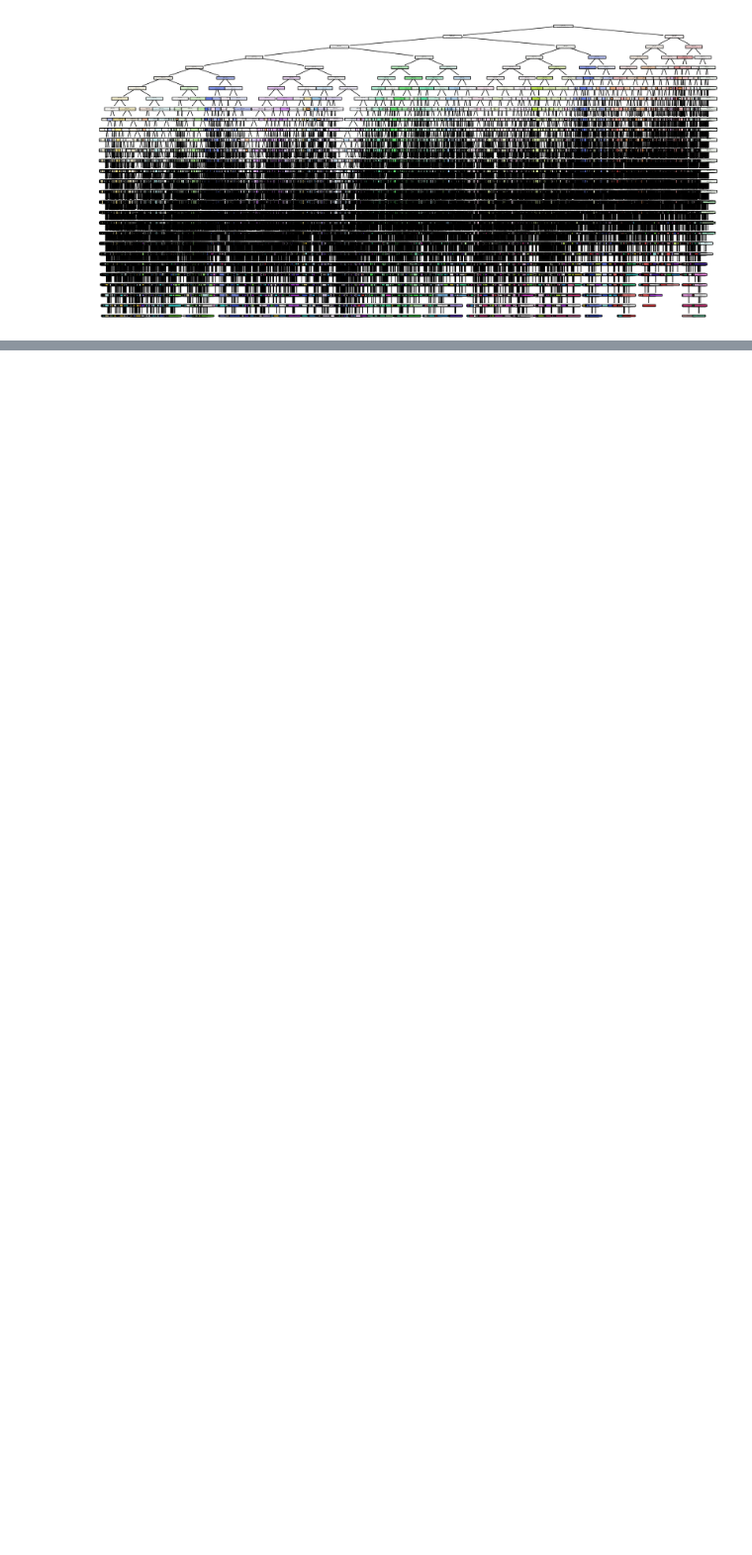
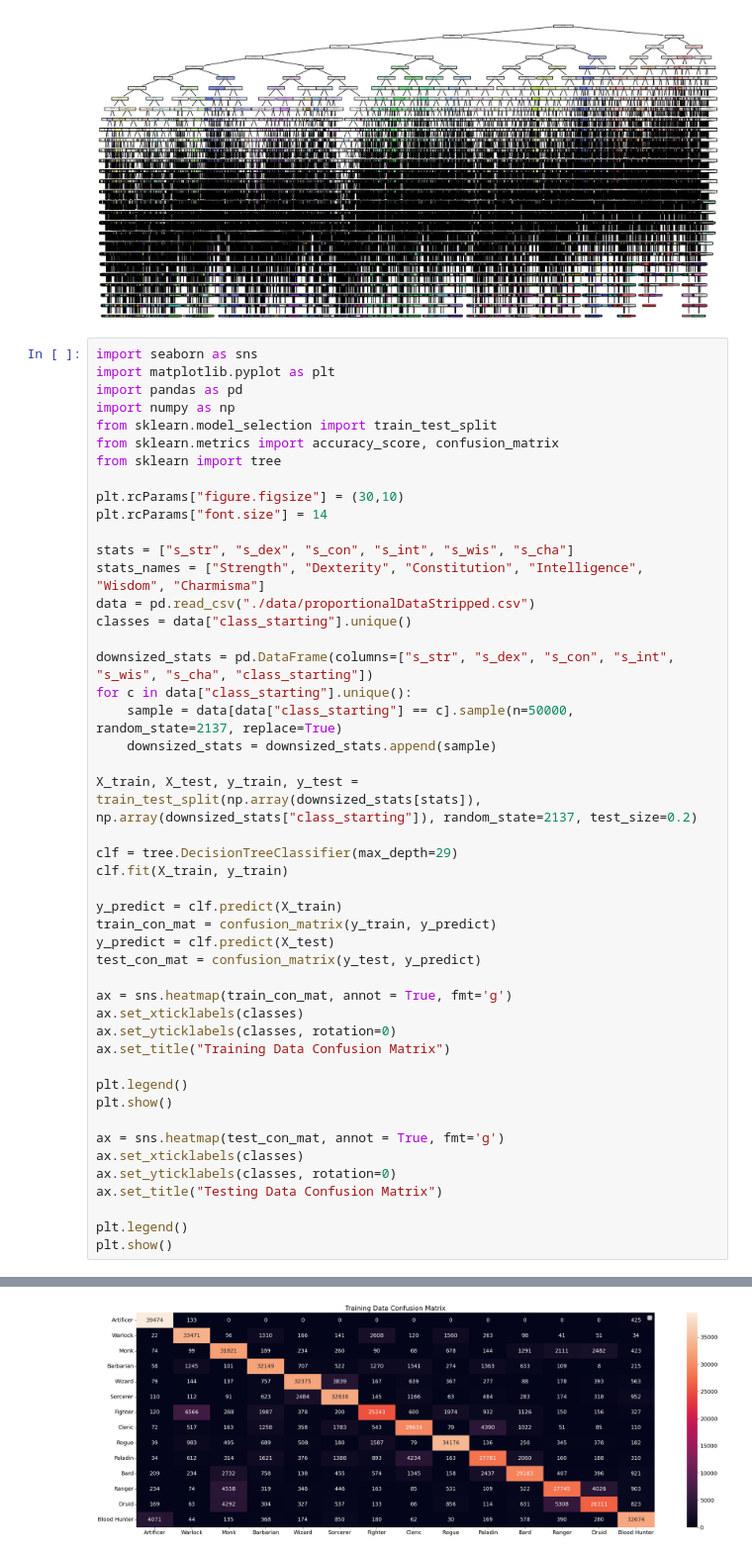
Before and after one commit to huncfut/get-good-DnD, a Jupyter notebook: LivePresentationGraphs.ipynb, the cells around one changed output, grey strips where cells are left out. Shown at 99% size. Saved outputs shown, nothing was run; the diff lists cells and outputs as text; blank space fills up the shorter version.

```diff
--- a/LivePresentationGraphs.ipynb
+++ b/LivePresentationGraphs.ipynb
@@ -62,3 +62,51 @@ tree.plot_tree(clf,filled=True, feature_names=stats_names)
  Text(0.008537082817199169, 0.08620689655172414, 'Dexterity <= 0.618\ngini = 0.5\nsamples = 2\nvalue = [0, 1, 0, 0, 0, 0, 1, 0, 0, 0, 0, 0, 0, 0]'),
  ...]
 [figure]
+# %%
+import seaborn as sns
+import matplotlib.pyplot as plt
+import pandas as pd
+import numpy as np
+from sklearn.model_selection import train_test_split
+from sklearn.metrics import accuracy_score, confusion_matrix
+from sklearn import tree
+
+plt.rcParams["figure.figsize"] = (30,10)
+plt.rcParams["font.size"] = 14
+
+stats = ["s_str", "s_dex", "s_con", "s_int", "s_wis", "s_cha"]
+stats_names = ["Strength", "Dexterity", "Constitution", "Intelligence", "Wisdom", "Charmisma"]
+data = pd.read_csv("./data/proportionalDataStripped.csv")
+classes = data["class_starting"].unique()
+
+downsized_stats = pd.DataFrame(columns=["s_str", "s_dex", "s_con", "s_int", "s_wis", "s_cha", "class_starting"])
+for c in data["class_starting"].unique():
+    sample = data[data["class_starting"] == c].sample(n=50000, random_state=2137, replace=True)
+    downsized_stats = downsized_stats.append(sample)
+
+X_train, X_test, y_train, y_test = train_test_split(np.array(downsized_stats[stats]), np.array(downsized_stats["class_starting"]), random_state=2137, test_size=0.2)
+
+clf = tree.DecisionTreeClassifier(max_depth=29)
+clf.fit(X_train, y_train)
+
+y_predict = clf.predict(X_train)
+train_con_mat = confusion_matrix(y_train, y_predict)
+y_predict = clf.predict(X_test)
+test_con_mat = confusion_matrix(y_test, y_predict)
+
+ax = sns.heatmap(train_con_mat, annot = True, fmt='g')
+ax.set_xticklabels(classes)
+ax.set_yticklabels(classes, rotation=0)
+ax.set_title("Training Data Confusion Matrix")
+
+plt.legend()
+plt.show()
+
+ax = sns.heatmap(test_con_mat, annot = True, fmt='g')
+ax.set_xticklabels(classes)
+ax.set_yticklabels(classes, rotation=0)
+ax.set_title("Testing Data Confusion Matrix")
+
+plt.legend()
+plt.show()
+# %% [output]
@@ -64,0 +114 @@ tree.plot_tree(clf,filled=True, feature_names=stats_names)
+[figure, added]
```
Also changed, not shown: parts of 2 cells of this notebook, 2 other files.
